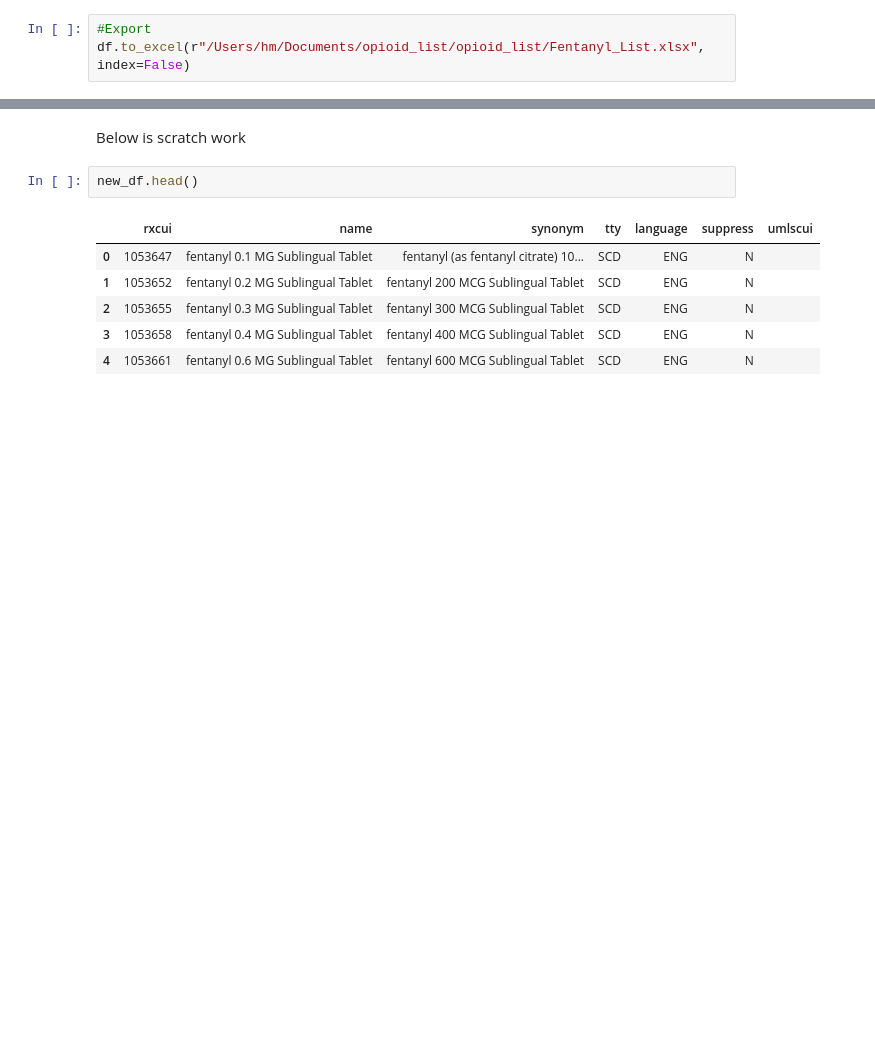
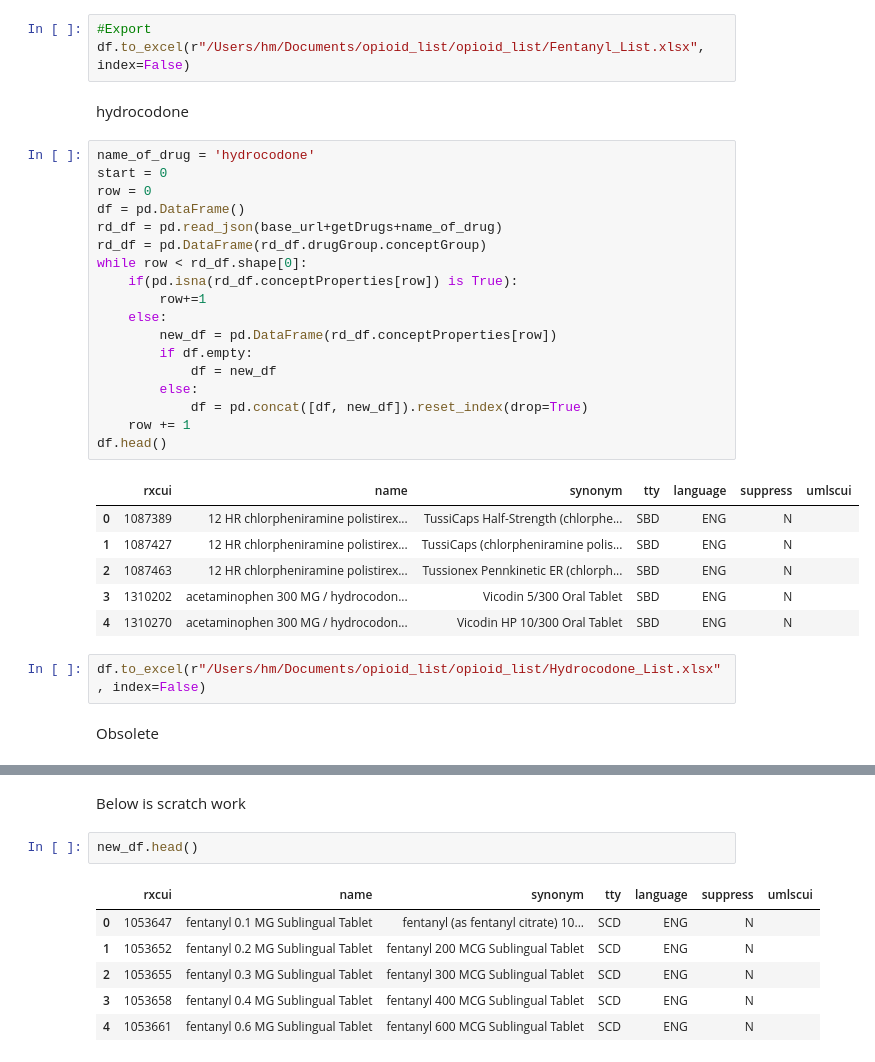
Before and after one commit to danielhmendoza01/Automatic_Code_Sets, a Jupyter notebook: opioid_parse_test.ipynb, the cells around one changed output, grey strips where cells are left out. Drawn from its saved outputs; the diff is of its cells as text; blank space fills up the shorter version.

```diff
--- a/opioid_parse_test.ipynb
+++ b/opioid_parse_test.ipynb
@@ -44,3 +54,34 @@ while row < rd_df.shape[0]:
 # %%
 #Export
 df.to_excel(r"/Users/hm/Documents/opioid_list/opioid_list/Fentanyl_List.xlsx", index=False)
+# %% [markdown]
+hydrocodone
+# %%
+name_of_drug = 'hydrocodone'
+start = 0
+row = 0
+df = pd.DataFrame()
+rd_df = pd.read_json(base_url+getDrugs+name_of_drug)
+rd_df = pd.DataFrame(rd_df.drugGroup.conceptGroup)
+while row < rd_df.shape[0]:
+    if(pd.isna(rd_df.conceptProperties[row]) is True):
+        row+=1
+    else:
+        new_df = pd.DataFrame(rd_df.conceptProperties[row])
+        if df.empty:
+            df = new_df
+        else:
+            df = pd.concat([df, new_df]).reset_index(drop=True)
+    row += 1
+df.head()
+# %% [output]
+|  | rxcui | name | synonym | tty | language | suppress | umlscui |
+| 0 | 1087389 | 12 HR chlorpheniramine polistirex... | TussiCaps Half-Strength (chlorphe... | SBD | ENG | N |  |
+| 1 | 1087427 | 12 HR chlorpheniramine polistirex... | TussiCaps (chlorpheniramine polis... | SBD | ENG | N |  |
+| 2 | 1087463 | 12 HR chlorpheniramine polistirex... | Tussionex Pennkinetic ER (chlorph... | SBD | ENG | N |  |
+| 3 | 1310202 | acetaminophen 300 MG / hydrocodon... | Vicodin 5/300 Oral Tablet | SBD | ENG | N |  |
+| 4 | 1310270 | acetaminophen 300 MG / hydrocodon... | Vicodin HP 10/300 Oral Tablet | SBD | ENG | N |  |
+# %%
+df.to_excel(r"/Users/hm/Documents/opioid_list/opioid_list/Hydrocodone_List.xlsx", index=False)
+# %% [markdown]
+Obsolete
```
Also changed, not shown: parts of 3 cells of this notebook, 1 other file.
